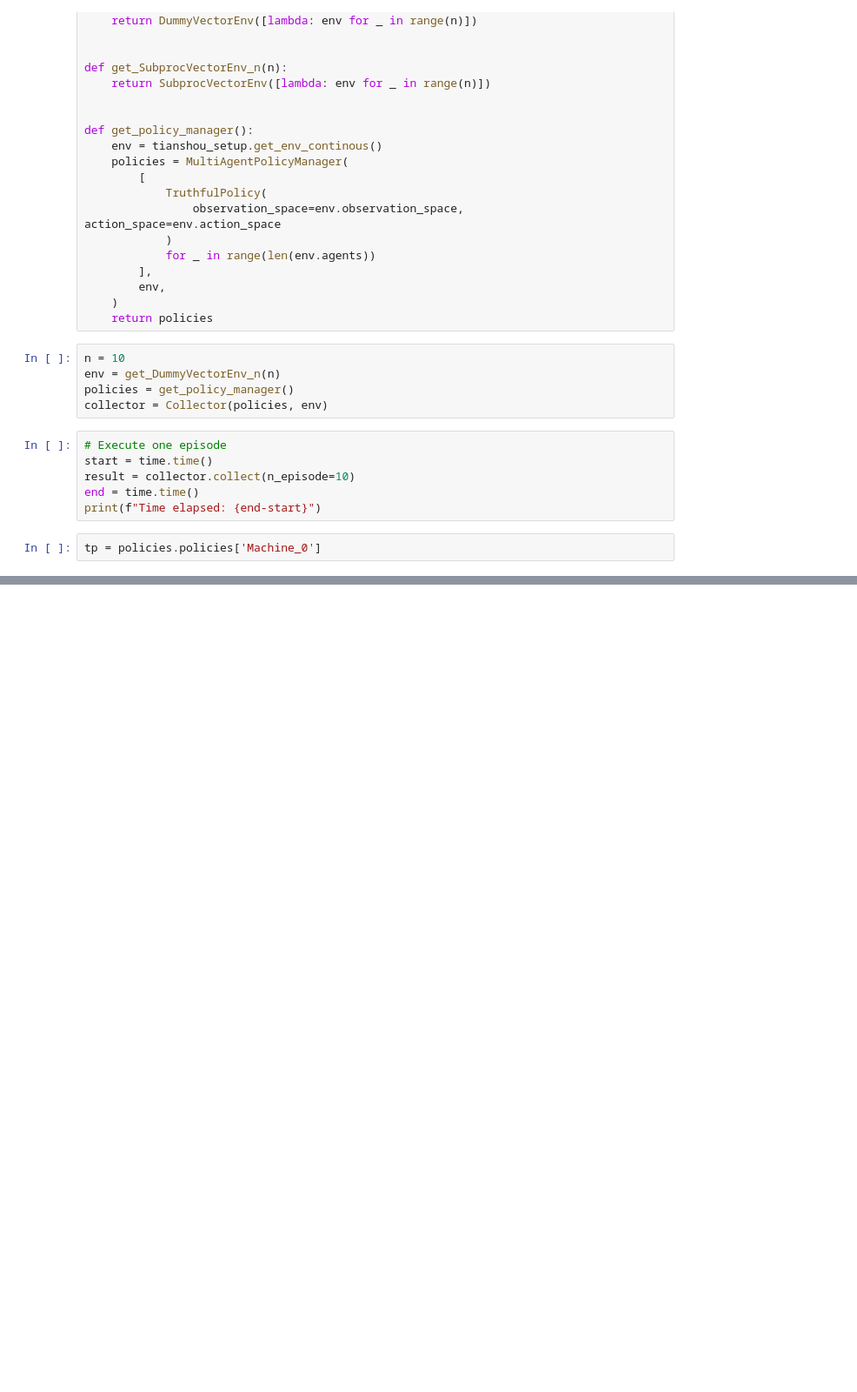
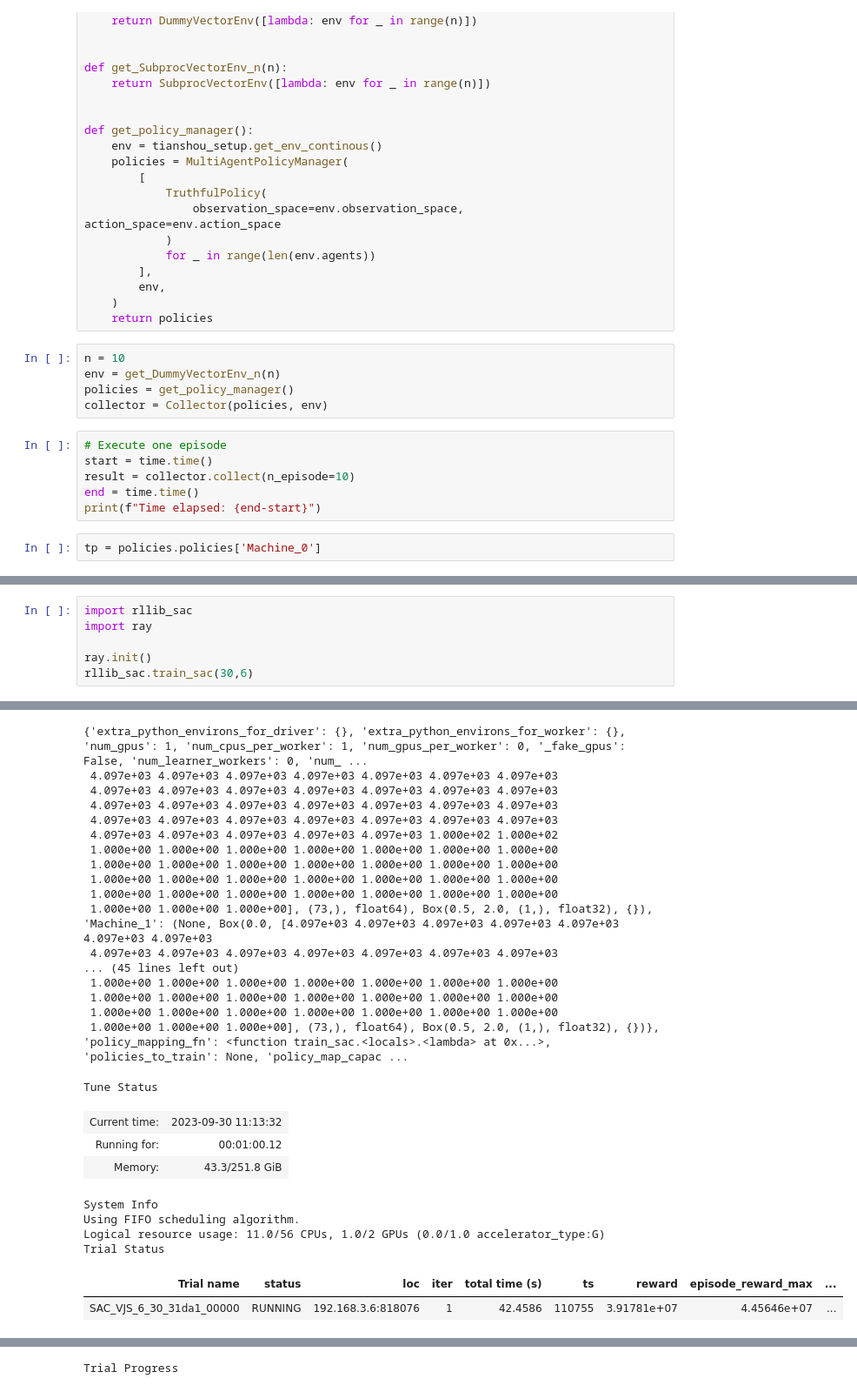
Before and after one commit to yuanyuming/ResMan, a Jupyter notebook: testApi.ipynb, the cells around one changed output, grey strips where cells are left out. Shown at 87% size. Saved outputs shown, nothing was run; the diff lists cells and outputs as text; blank space fills up the shorter version.

```diff
--- a/testApi.ipynb
+++ b/testApi.ipynb
@@ -319,0 +417,7 @@ tp = policies.policies['Machine_0']
+# %%
+import rllib_sac
+import ray
+
+ray.init()
+rllib_sac.train_sac(30,6)
+# %% [output]
@@ -319,0 +428,27 @@ tp = policies.policies['Machine_0']
+{'extra_python_environs_for_driver': {}, 'extra_python_environs_for_worker': {}, 'num_gpus': 1, 'num_cpus_per_worker': 1, 'num_gpus_per_worker': 0, '_fake_gpus': False, 'num_learner_workers': 0, 'num_ ...
+ 4.097e+03 4.097e+03 4.097e+03 4.097e+03 4.097e+03 4.097e+03 4.097e+03
+ 4.097e+03 4.097e+03 4.097e+03 4.097e+03 4.097e+03 4.097e+03 4.097e+03
+ 4.097e+03 4.097e+03 4.097e+03 4.097e+03 4.097e+03 4.097e+03 4.097e+03
+ 4.097e+03 4.097e+03 4.097e+03 4.097e+03 4.097e+03 4.097e+03 4.097e+03
+ 4.097e+03 4.097e+03 4.097e+03 4.097e+03 4.097e+03 1.000e+02 1.000e+02
+ 1.000e+00 1.000e+00 1.000e+00 1.000e+00 1.000e+00 1.000e+00 1.000e+00
+ 1.000e+00 1.000e+00 1.000e+00 1.000e+00 1.000e+00 1.000e+00 1.000e+00
+ 1.000e+00 1.000e+00 1.000e+00 1.000e+00 1.000e+00 1.000e+00 1.000e+00
+ 1.000e+00 1.000e+00 1.000e+00 1.000e+00 1.000e+00 1.000e+00 1.000e+00
+ 1.000e+00 1.000e+00 1.000e+00], (73,), float64), Box(0.5, 2.0, (1,), float32), {}), 'Machine_1': (None, Box(0.0, [4.097e+03 4.097e+03 4.097e+03 4.097e+03 4.097e+03 4.097e+03 4.097e+03
+ 4.097e+03 4.097e+03 4.097e+03 4.097e+03 4.097e+03 4.097e+03 4.097e+03
+... (45 lines left out)
+ 1.000e+00 1.000e+00 1.000e+00 1.000e+00 1.000e+00 1.000e+00 1.000e+00
+ 1.000e+00 1.000e+00 1.000e+00 1.000e+00 1.000e+00 1.000e+00 1.000e+00
+ 1.000e+00 1.000e+00 1.000e+00 1.000e+00 1.000e+00 1.000e+00 1.000e+00
+ 1.000e+00 1.000e+00 1.000e+00], (73,), float64), Box(0.5, 2.0, (1,), float32), {})}, 'policy_mapping_fn': <function train_sac.<locals>.<lambda> at 0x...>, 'policies_to_train': None, 'policy_map_capac ...
+Tune Status
+| Current time: | 2023-09-30 11:13:32 |
+| Running for: | 00:01:00.12 |
+| Memory: | 43.3/251.8 GiB |
+System Info
+Using FIFO scheduling algorithm.
+Logical resource usage: 11.0/56 CPUs, 1.0/2 GPUs (0.0/1.0 accelerator_type:G)
+Trial Status
+| Trial name | status | loc | iter | total time (s) | ts | reward | episode_reward_max | ... |
+| SAC_VJS_6_30_31da1_00000 | RUNNING | 192.168.3.6:818076 | 1 | 42.4586 | 110755 | 3.91781e+07 | 4.45646e+07 | ... |
@@ -319,0 +460 @@ tp = policies.policies['Machine_0']
+Trial Progress
```
Also changed, not shown: parts of 7 cells of this notebook, 11 other files.
